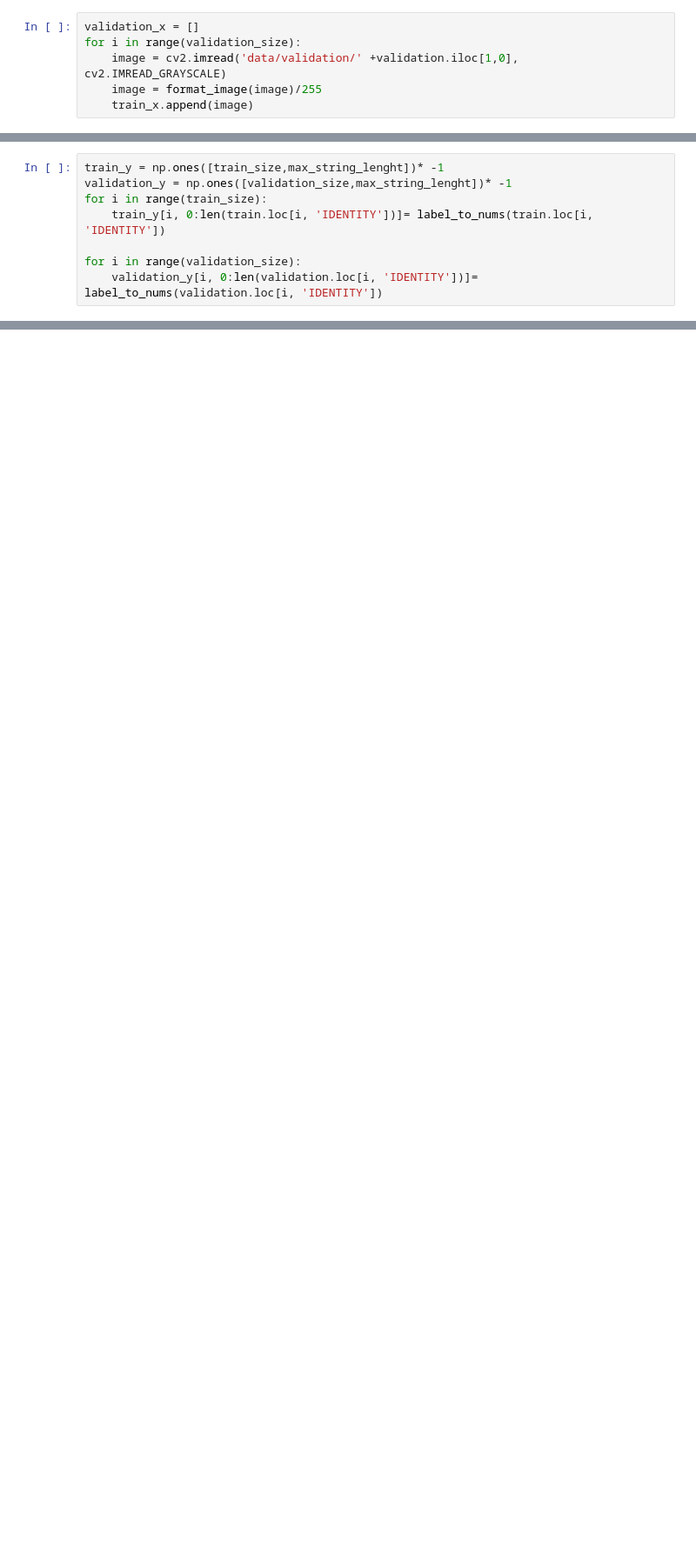
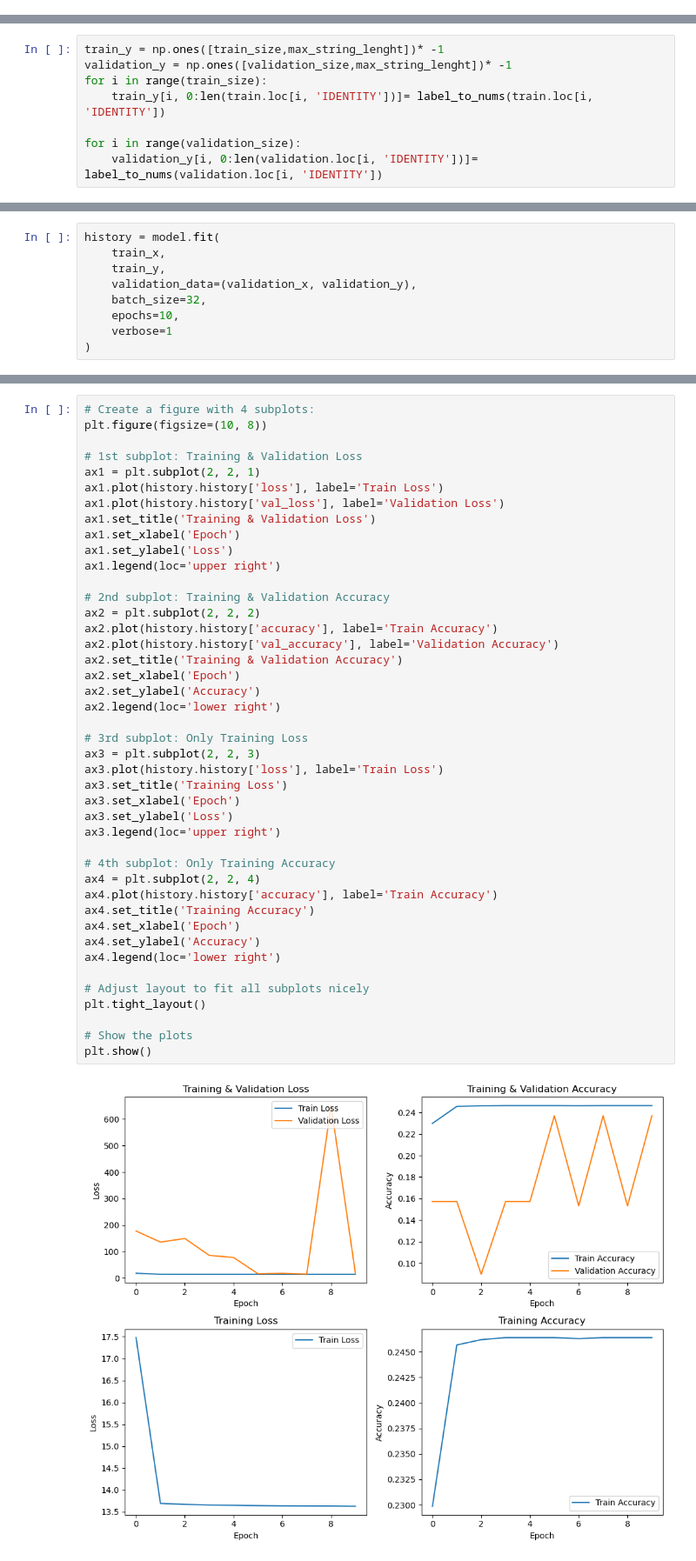
Before and after one commit to CamelSal/HandwritingRecognition, a Jupyter notebook: Handwriting_Recognition.ipynb, the cells around one changed output, grey strips where cells are left out. Shown at 87% size. Cells and saved outputs as stored; diff of their text form; blank space fills up the shorter version.

Commit message:
CNN Model Training

```diff
--- a/Handwriting_Recognition.ipynb
+++ b/Handwriting_Recognition.ipynb
@@ -192,9 +201,3 @@ for i in range(train_size):
-# %%
-validation_x = []
-for i in range(validation_size):
-    image = cv2.imread('data/validation/' +validation.iloc[1,0], cv2.IMREAD_GRAYSCALE)
-    image = format_image(image)/255
-    train_x.append(image)
 # %%
 alphabets = u"ABCDEFGHIJKLMNOPQRSTUVWXYZ-' "
 max_string_lenght = 34
@@ -214,0 +291,9 @@ for i in range(validation_size):
+# %%
+history = model.fit(
+    train_x,
+    train_y,
+    validation_data=(validation_x, validation_y),
+    batch_size=32,
+    epochs=10,
+    verbose=1
+)
@@ -214,0 +321,45 @@ for i in range(validation_size):
+# %%
+# Create a figure with 4 subplots:
+plt.figure(figsize=(10, 8))
+
+# 1st subplot: Training & Validation Loss
+ax1 = plt.subplot(2, 2, 1)
+ax1.plot(history.history['loss'], label='Train Loss')
+ax1.plot(history.history['val_loss'], label='Validation Loss')
+ax1.set_title('Training & Validation Loss')
+ax1.set_xlabel('Epoch')
+ax1.set_ylabel('Loss')
+ax1.legend(loc='upper right')
+
+# 2nd subplot: Training & Validation Accuracy
+ax2 = plt.subplot(2, 2, 2)
+ax2.plot(history.history['accuracy'], label='Train Accuracy')
+ax2.plot(history.history['val_accuracy'], label='Validation Accuracy')
+ax2.set_title('Training & Validation Accuracy')
+ax2.set_xlabel('Epoch')
+ax2.set_ylabel('Accuracy')
+ax2.legend(loc='lower right')
+
+# 3rd subplot: Only Training Loss
+ax3 = plt.subplot(2, 2, 3)
+ax3.plot(history.history['loss'], label='Train Loss')
+ax3.set_title('Training Loss')
+ax3.set_xlabel('Epoch')
+ax3.set_ylabel('Loss')
+ax3.legend(loc='upper right')
+
+# 4th subplot: Only Training Accuracy
+ax4 = plt.subplot(2, 2, 4)
+ax4.plot(history.history['accuracy'], label='Train Accuracy')
+ax4.set_title('Training Accuracy')
+ax4.set_xlabel('Epoch')
+ax4.set_ylabel('Accuracy')
+ax4.legend(loc='lower right')
+
+# Adjust layout to fit all subplots nicely
+plt.tight_layout()
+
+# Show the plots
+plt.show()
+# %% [output]
+[figure, added]
```
Also changed, not shown: parts of 7 cells of this notebook.
